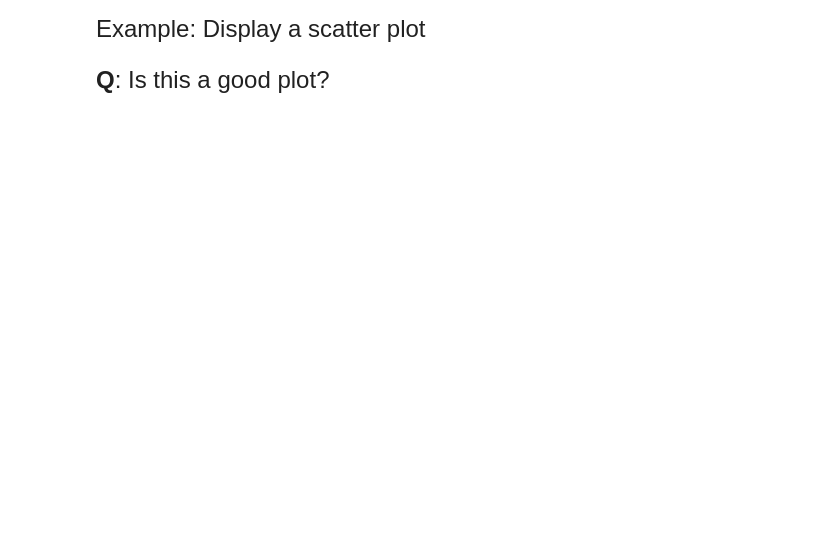
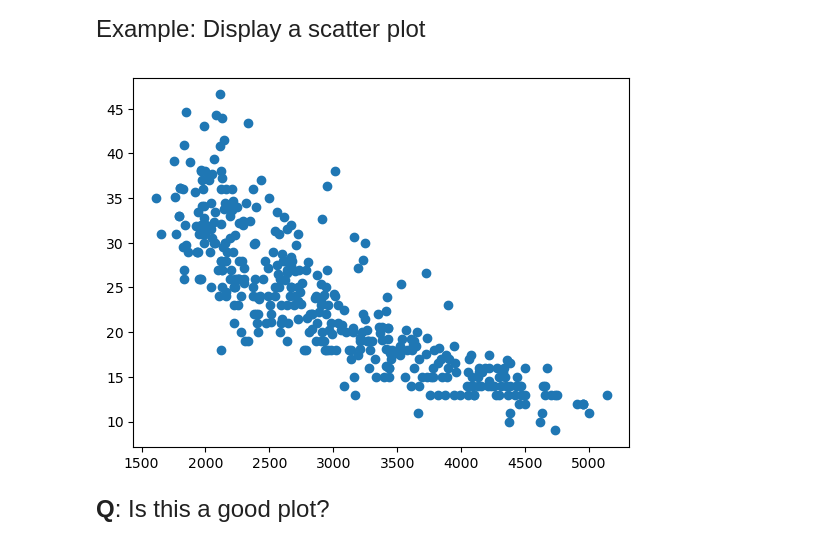
Before and after one commit to yjprk/datasci151spring2026, a Jupyter notebook: notes/yejee lecture_02/lecture_02.ipynb, the cells around one changed output. Cells and saved outputs as stored; diff of their text form; code cells hidden in the pictures; blank space fills up the shorter version.

```diff
--- a/notes/yejee lecture_02/lecture_02.ipynb
+++ b/notes/yejee lecture_02/lecture_02.ipynb
@@ -350,6 +402,11 @@ Example: Display a scatter plot
 # %%
 plt.scatter(x = carfeatures['weight'], y = carfeatures['mpg'])
 plt.show()
+# %%
+plt.scatter(x = carfeatures["weight"], y = carfeatures["mpg"])
+plt.show()
+# %% [output]
+[figure, added]
 # %% [markdown]
 <font size = "5">
 
```
Also changed, not shown: parts of 5 cells of this notebook.
